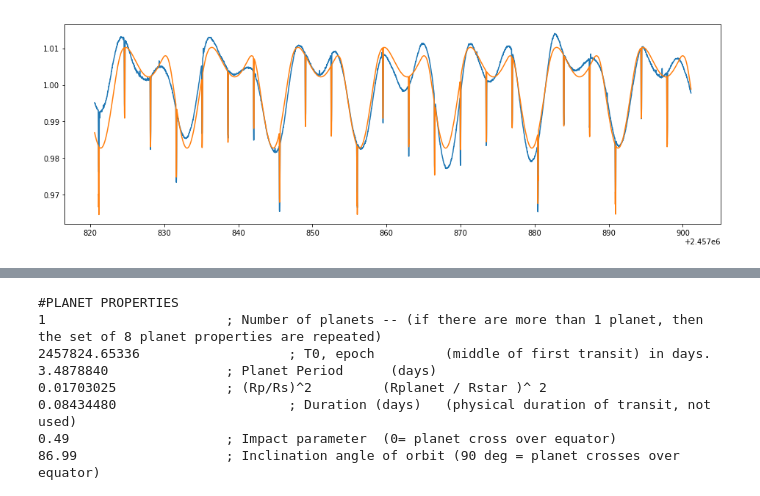
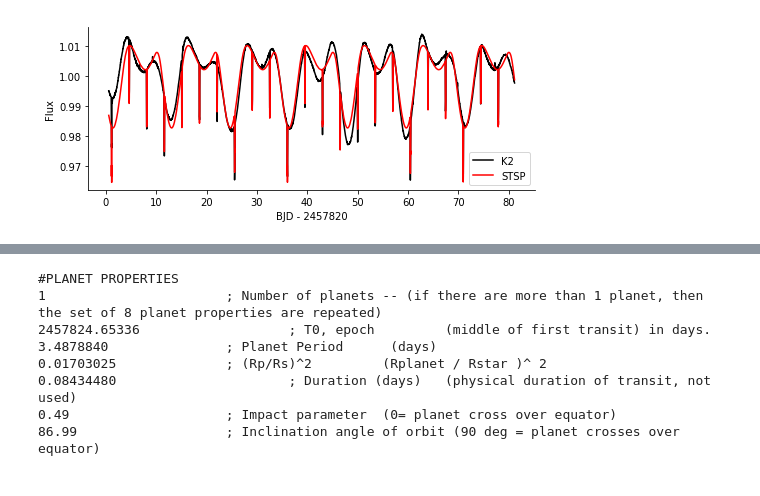
Before and after one commit to bmorris3/EPIC2475, a Jupyter notebook: chop_results.ipynb, the cells around one changed output, grey strips where cells are left out. Cells and saved outputs as stored; diff of their text form; code cells hidden in the pictures.

```diff
--- a/chop_results.ipynb
+++ b/chop_results.ipynb
@@ -11,15 +11,24 @@ fit = np.polyfit(table['JD'] - table['JD'].mean(), table['Flux'], 1)
 flux = table['Flux'] / np.polyval(fit, table['JD'] - table['JD'].mean())
 error = table['Err'] / np.polyval(fit, table['JD'] - table['JD'].mean())
 # %%
-fig, ax = plt.subplots(figsize=(16, 5))
+fig, ax = plt.subplots(figsize=(8, 3))
 stsp = Table.read('L_lcout.txt', format='ascii.fast_no_header')
+
+stsp_lowres = Table.read('s_lcbest.txt', format='ascii.fast_no_header')
+
 stsp_time = stsp['col1']
 stsp_flux = stsp['col4']
-plt.plot(table['JD'], flux/flux.mean())
-plt.plot(stsp_time, stsp_flux/stsp_flux.mean())
+minint = int(min(stsp_time))
+ax.plot(table['JD'] - minint, flux/flux.mean(), color='k', label='K2')
+ax.plot(stsp_time - minint, stsp_flux/stsp_flux.mean(), color='r', label='STSP')
+ax.legend()
+ax.set(xlabel="BJD - {0}".format(minint), ylabel='Flux')
+fig.savefig('paper_plots/global_fit.pdf', bbox_inches='tight')
+for s in ['right', 'top']:
+    ax.spines[s].set_visible(False)
 plt.show()
 # %% [output]
-[figure, old version]
+[figure, new version]
 # %%
 import sys
 sys.path.insert(0, '/Users/bmmorris/git/gravdark/')
```
Also changed, not shown: parts of 6 cells of this notebook, 2 other files.
